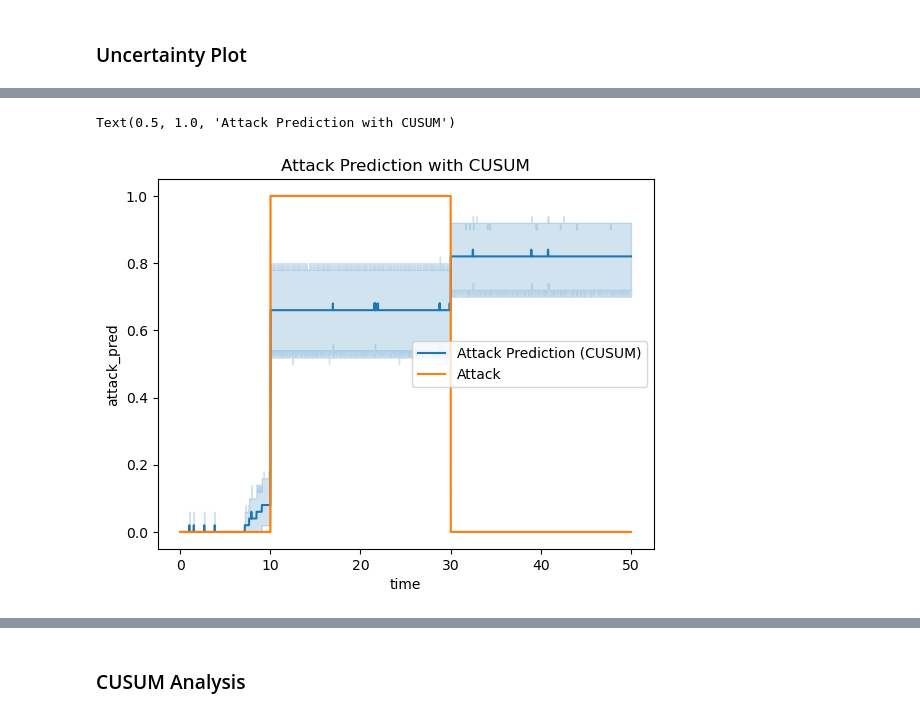
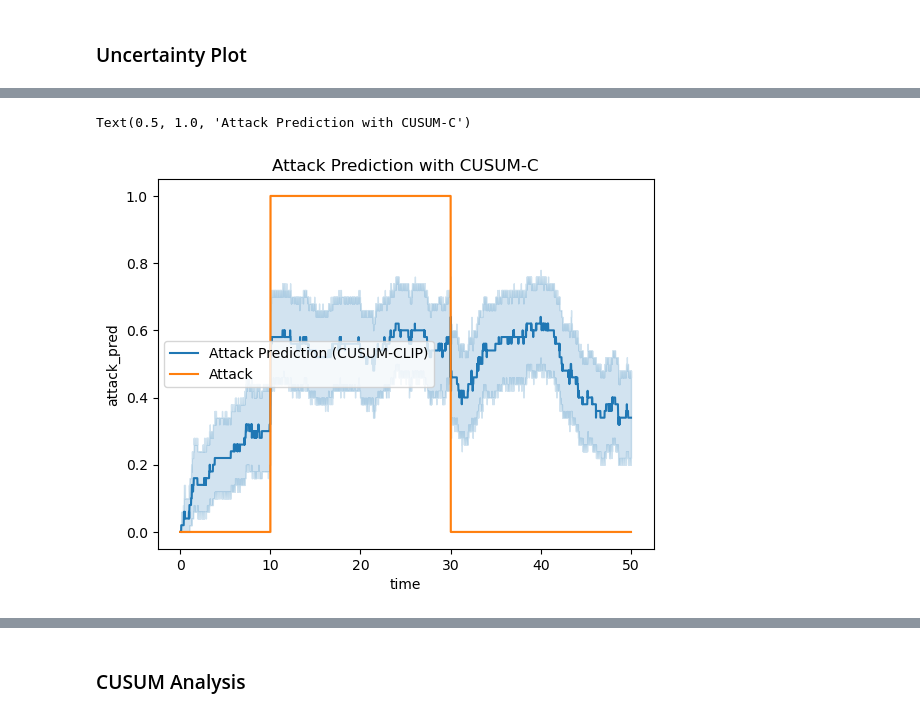
Before and after one commit to axel99andersson/control-systems-lib, a Jupyter notebook: eda.ipynb, the cells around one changed output, grey strips where cells are left out. Cells and saved outputs as stored; diff of their text form; code cells hidden in the pictures.

```diff
--- a/eda.ipynb
+++ b/eda.ipynb
@@ -687,13 +622,13 @@ Updated
 # %%
-df1 = pd.read_csv("./data/plot_no_recovery.csv")
+df1 = pd.read_csv("./data/plot_no_recovery_slow_env.csv")
 df1.drop('Unnamed: 0', axis=1, inplace=True)
 df1['reference_vel'] = 20
 df1['control_error'] = df1['reference_vel'] - df1['vel']
-df2 = pd.read_csv("./data/plot_recovery_tc_standard.csv")
+df2 = pd.read_csv("./data/plot_recovery_changereset_cusum.csv")
 df2.drop('Unnamed: 0', axis=1, inplace=True)
 df2['reference_vel'] = 20
 df2['control_error'] = df2['reference_vel'] - df2['vel']
-df3 = pd.read_csv("./data/plot_recovery_tc_modified.csv")
+df3 = pd.read_csv("./data/plot_recovery_change_cusum.csv")
 df3.drop('Unnamed: 0', axis=1, inplace=True)
 df3['reference_vel'] = 20
 df3['control_error'] = df3['reference_vel'] - df3['vel']
@@ -710,7 +686,7 @@ Text(0.5, 1.0, 'Velocity over time under presense of Attack')
 # %%
-sns.lineplot(data=df2, x='time', y='attack_pred', label="Attack Prediction (CUSUM)")
-sns.lineplot(data=df2, x='time', y='attack', label="Attack")
-plt.title("Attack Prediction with CUSUM")
+sns.lineplot(data=df3, x='time', y='attack_pred', label="Attack Prediction (CUSUM-CLIP)")
+sns.lineplot(data=df3, x='time', y='attack', label="Attack")
+plt.title("Attack Prediction with CUSUM-C")
 # %% [output]
-Text(0.5, 1.0, 'Attack Prediction with CUSUM')
+Text(0.5, 1.0, 'Attack Prediction with CUSUM-C')
-[figure, old version]
+[figure, new version]
```
Also changed, not shown: parts of 90 cells of this notebook, 6 other files.
